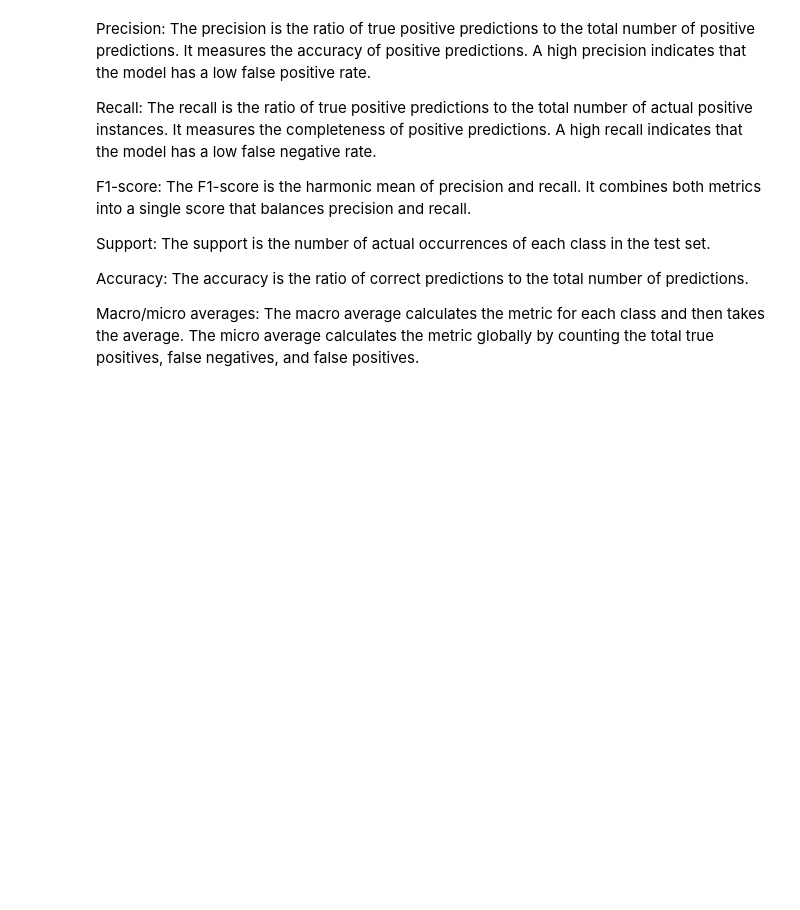
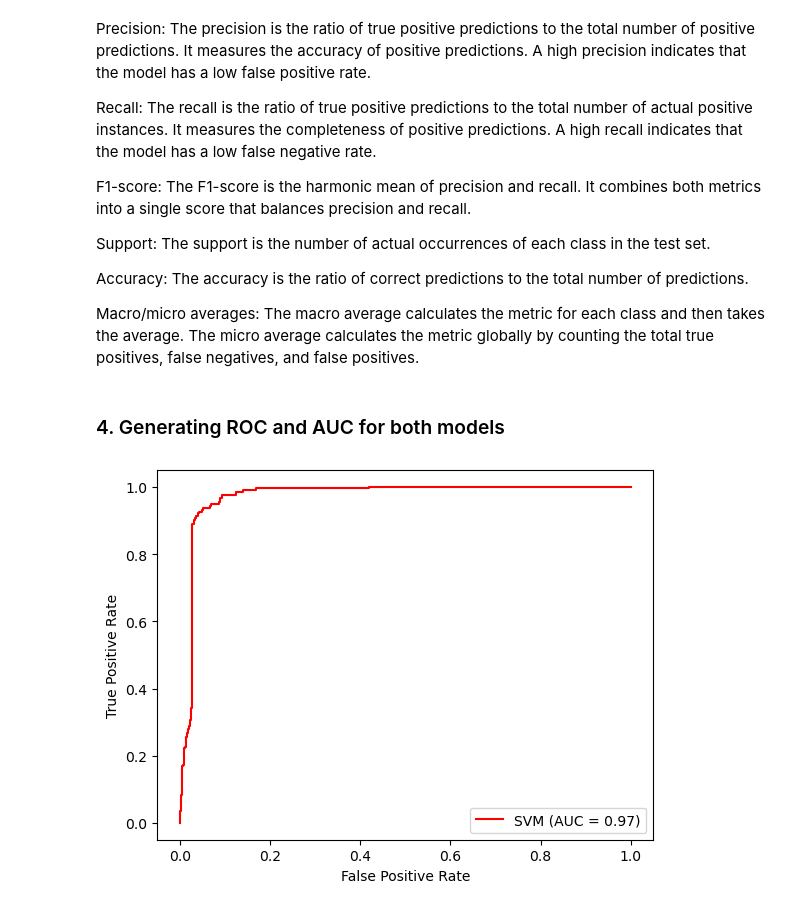
Before and after one commit to paaniwater/DSAI-Project, a Jupyter notebook: svm.ipynb, the cells around one changed output. Saved outputs shown, nothing was run; the diff lists cells and outputs as text; code cells hidden in the pictures; blank space fills up the shorter version.

```diff
--- a/svm.ipynb
+++ b/svm.ipynb
@@ -53,10 +122,5 @@ All columns are numerical.
 # %%
 
-
-
-# Preprocess the data
-# X = df.drop("Bankrupt?", axis=1) # input features
-# y = df["Bankrupt?"] # target variable
 X = df_upsampled.drop("Bankrupt?", axis=1)
 y = df_upsampled["Bankrupt?"]
 X = pd.get_dummies(X, drop_first=True) # encode categorical variables
@@ -66,7 +130,7 @@ X = StandardScaler().fit_transform(X) # scale numerical variables
 X_train, X_test, y_train, y_test = train_test_split(X, y, test_size=0.2, random_state=0)
 
 # Train an SVM model with RBF kernel
-model = SVC(kernel='rbf')
+model = SVC(kernel='rbf', probability=True)
 model.fit(X_train, y_train)
 
 # Evaluate the model on the testing set
@@ -93,3 +187,21 @@ Support: The support is the number of actual occurrences of each class in the te
 Accuracy: The accuracy is the ratio of correct predictions to the total number of predictions.
 
 Macro/micro averages: The macro average calculates the metric for each class and then takes the average. The micro average calculates the metric globally by counting the total true positives, false negatives, and false positives.
+# %% [markdown]
+### 4. Generating ROC and AUC for both models
+# %%
+# predict probabilities with SVM model for all variables
+svm_probs = model.decision_function(X_test)
+
+# compare the predicted probabilities
+fpr_svm, tpr_svm, _ = roc_curve(y_test, svm_probs)
+roc_auc_svm = auc(fpr_svm, tpr_svm)
+
+# plot the ROC curve
+plt.plot(fpr_svm, tpr_svm, color='red', label='SVM (AUC = %0.2f)' % roc_auc_svm)
+plt.legend()
+plt.xlabel('False Positive Rate')
+plt.ylabel('True Positive Rate')
+plt.show()
+# %% [output]
+[figure, added]
```
Also changed, not shown: parts of 14 cells of this notebook.
